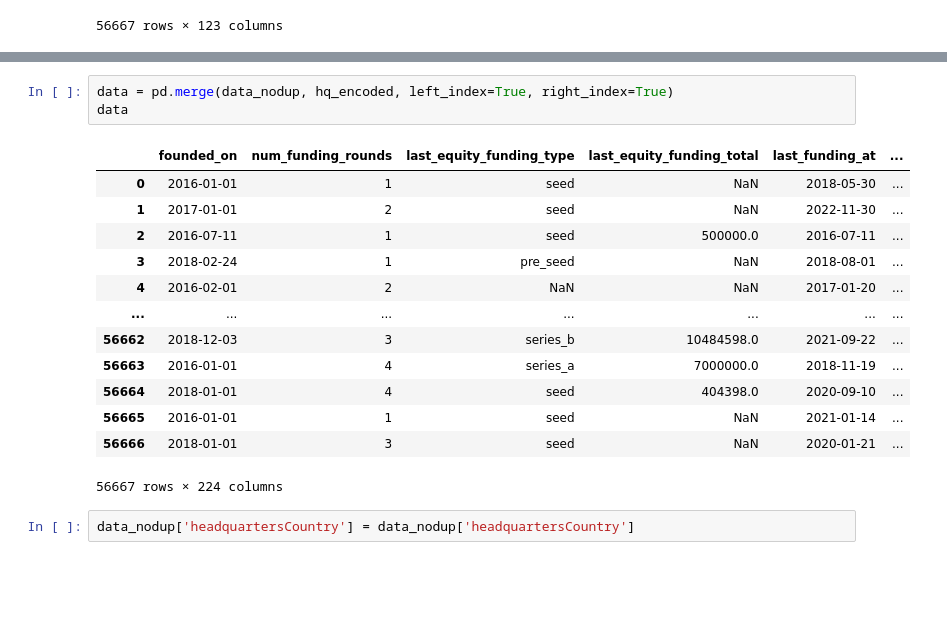
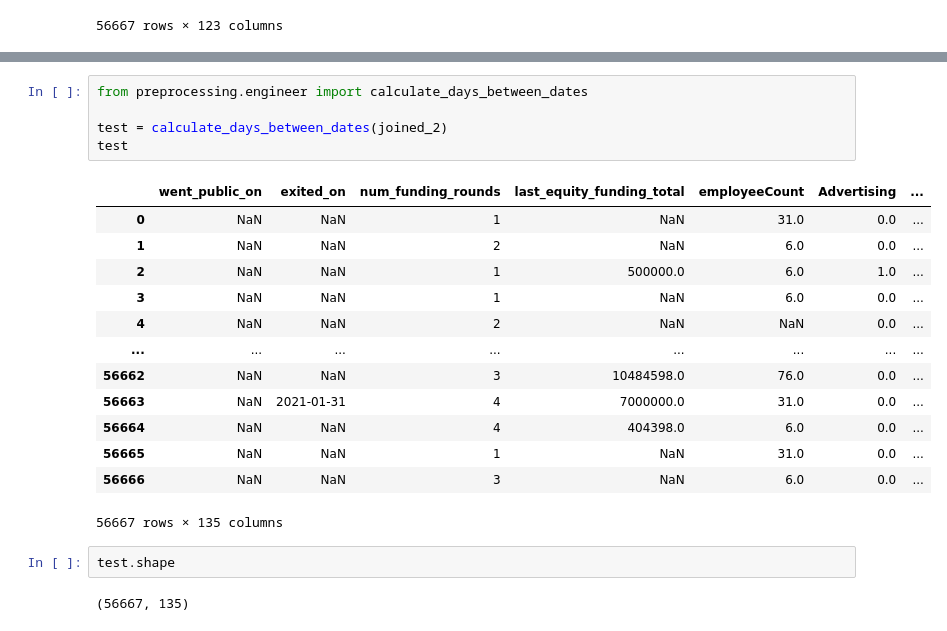
Before and after one commit to annabeldg/startup_project, a Jupyter notebook: test_data.ipynb, the cells around one changed output, grey strips where cells are left out. Saved outputs shown, nothing was run; the diff lists cells and outputs as text; blank space fills up the shorter version.

```diff
--- a/test_data.ipynb
+++ b/test_data.ipynb
@@ -240,19 +173,23 @@ hq_encoded
-# %%
-data = pd.merge(data_nodup, hq_encoded, left_index=True, right_index=True)
-data
-# %% [output]
-|  | founded_on | num_funding_rounds | last_equity_funding_type | last_equity_funding_total | last_funding_at | ... |
-| 0 | 2016-01-01 | 1 | seed | NaN | 2018-05-30 | ... |
-| 1 | 2017-01-01 | 2 | seed | NaN | 2022-11-30 | ... |
-| 2 | 2016-07-11 | 1 | seed | 500000.0 | 2016-07-11 | ... |
-| 3 | 2018-02-24 | 1 | pre_seed | NaN | 2018-08-01 | ... |
-| 4 | 2016-02-01 | 2 | NaN | NaN | 2017-01-20 | ... |
-| ... | ... | ... | ... | ... | ... | ... |
-| 56662 | 2018-12-03 | 3 | series_b | 10484598.0 | 2021-09-22 | ... |
-| 56663 | 2016-01-01 | 4 | series_a | 7000000.0 | 2018-11-19 | ... |
-| 56664 | 2018-01-01 | 4 | seed | 404398.0 | 2020-09-10 | ... |
-| 56665 | 2016-01-01 | 1 | seed | NaN | 2021-01-14 | ... |
-| 56666 | 2018-01-01 | 3 | seed | NaN | 2020-01-21 | ... |
-56667 rows × 224 columns
-# %%
-data_nodup['headquartersCountry'] = data_nodup['headquartersCountry']
+# %%
+from preprocessing.engineer import calculate_days_between_dates
+
+test = calculate_days_between_dates(joined_2)
+test
+# %% [output]
+|  | went_public_on | exited_on | num_funding_rounds | last_equity_funding_total | employeeCount | Advertising | ... |
+| 0 | NaN | NaN | 1 | NaN | 31.0 | 0.0 | ... |
+| 1 | NaN | NaN | 2 | NaN | 6.0 | 0.0 | ... |
+| 2 | NaN | NaN | 1 | 500000.0 | 6.0 | 1.0 | ... |
+| 3 | NaN | NaN | 1 | NaN | 6.0 | 0.0 | ... |
+| 4 | NaN | NaN | 2 | NaN | NaN | 0.0 | ... |
+| ... | ... | ... | ... | ... | ... | ... | ... |
+| 56662 | NaN | NaN | 3 | 10484598.0 | 76.0 | 0.0 | ... |
+| 56663 | NaN | 2021-01-31 | 4 | 7000000.0 | 31.0 | 0.0 | ... |
+| 56664 | NaN | NaN | 4 | 404398.0 | 6.0 | 0.0 | ... |
+| 56665 | NaN | NaN | 1 | NaN | 31.0 | 0.0 | ... |
+| 56666 | NaN | NaN | 3 | NaN | 6.0 | 0.0 | ... |
+56667 rows × 135 columns
+# %%
+test.shape
+# %% [output]
+(56667, 135)
```
Also changed, not shown: parts of 28 cells of this notebook, 4 other files.
